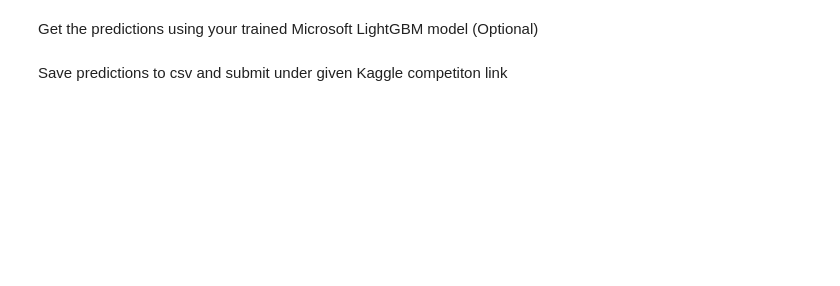
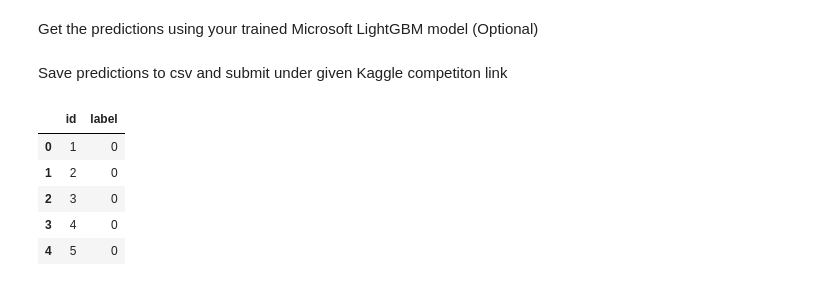
Before and after one commit to Shrutiba/iisc_cds, a Jupyter notebook: M2_MP4_NB_Employee_Attrition_Prediction.ipynb, the cells around one changed output. Cells and saved outputs as stored; diff of their text form; code cells hidden in the pictures; blank space fills up the shorter version.

```diff
--- a/M2_MP4_NB_Employee_Attrition_Prediction.ipynb
+++ b/M2_MP4_NB_Employee_Attrition_Prediction.ipynb
@@ -809,3 +1220,4 @@ Load data from Kaggle competition site
 # %%
 # From the dataset 'hr_employee_attrition_test.csv', drop columns ['id','employeenumber', 'employeecount', 'over18'] having single value
 # YOUR CODE HERE
+edf = etest.drop(columns=['id','employeenumber', 'employeecount','standardhours','over18'],axis=1)
@@ -818,3 +1224,12 @@ Load data from Kaggle competition site
+# %%
+edf = pd.get_dummies(edf, columns=ecategorical_col, drop_first=True)
+# %%
+edata_dtypes = X_resampled.dtypes
+
+for col in edf.columns:
+    if col in edata_dtypes:
+        # Convert to the same data type as in edata
+        edf[col] = edf[col].astype(edata_dtypes[col])
 # %% [markdown]
 Predictions
 # %%
@@ -823,6 +1242,7 @@ Predictions
 # %%
 # Get the predictions using your already trained XGBoost classifier model achieved in Exercise 11
 # YOUR CODE HERE
+y_pred_xg = xgboost_model_final.predict(edf)
 # %% [markdown]
 Get the predictions using your trained Microsoft LightGBM model (Optional)
 # %%
@@ -835,0 +1254,12 @@ Save predictions to csv and submit under given Kaggle competiton link
+# %%
+# YOUR CODE HERE
+save_df = pd.DataFrame({'id': etest['id'],
+                        'label': y_pred_xg})
+save_df.head()
+# %% [output]
+|  | id | label |
+| 0 | 1 | 0 |
+| 1 | 2 | 0 |
+| 2 | 3 | 0 |
+| 3 | 4 | 0 |
+| 4 | 5 | 0 |
```
Also changed, not shown: parts of 101 cells of this notebook.
